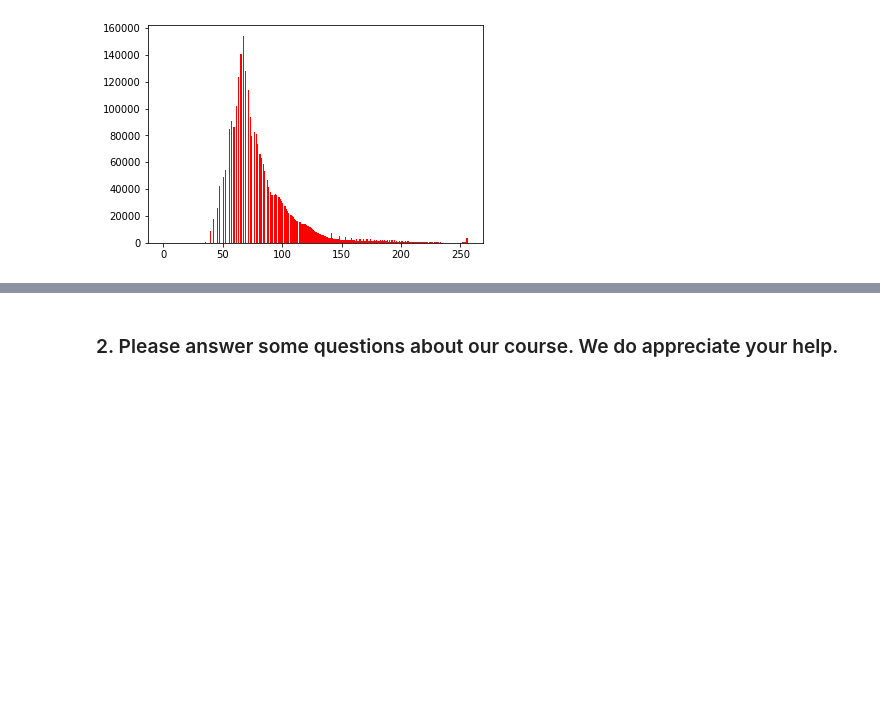
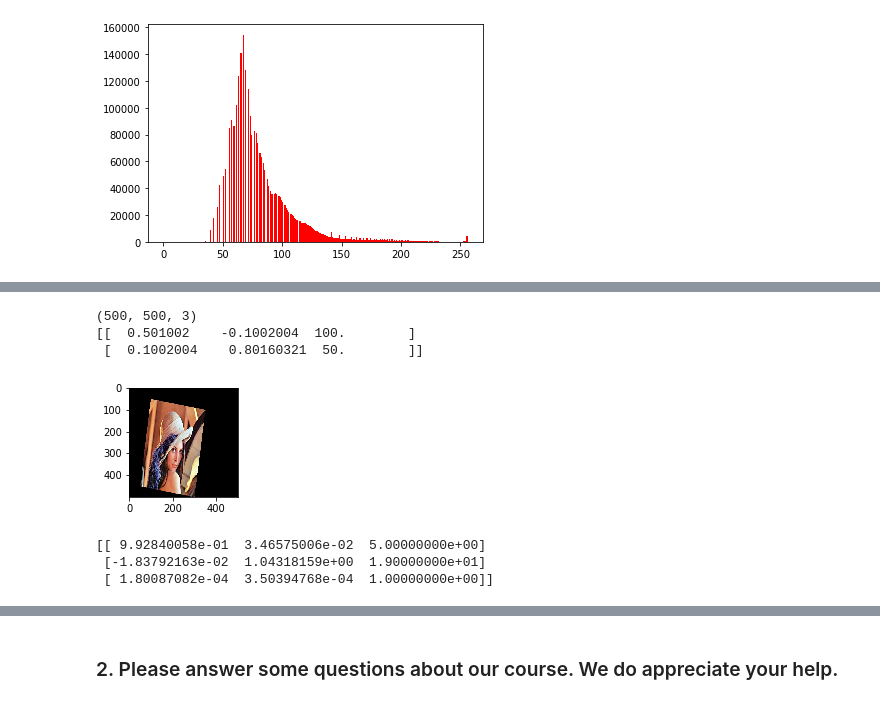
Before and after one commit to Raydrrrr1234/kaikeba, a Jupyter notebook: 第一周_CV课作业.ipynb, the cells around one changed output, grey strips where cells are left out. Cells and saved outputs as stored; diff of their text form; code cells hidden in the pictures; blank space fills up the shorter version.

```diff
--- a/第一周_CV课作业.ipynb
+++ b/第一周_CV课作业.ipynb
@@ -136,0 +160,26 @@ img_yuv[:,:,0] = cv
+# %%
+# Affine Transform
+rows, cols, ch = img_ori.shape
+print(img_ori.shape)
+pts1 = np.float32([[0, 0], [cols - 1, 0], [0, rows - 1]])
+pts2 = np.float32([[cols * 0.2, rows * 0.1], [cols * 0.7, rows * 0.2], [cols * 0.1, rows * 0.9]])
+M = cv2.getAffineTransform(pts1, pts2)
+print(M)
+dst = cv2.warpAffine(img_ori, M, (cols, rows))
+my_show(dst)
+# %% [output]
+(500, 500, 3)
+[[  0.501002    -0.1002004  100.        ]
+ [  0.1002004    0.80160321  50.        ]]
+[figure, added]
+# %%
+pts1 = np.float32([[0, 0], [0,500], [500, 0], [500, 500]])
+pts2 = np.float32([[5, 19], [19, 460], [460, 9], [410, 420]])
+
+M = cv2.getPerspectiveTransform(pts1, pts2)
+print(M)
+img_warp = cv2.warpPerspective(img_ori, M, (500, 500))
+# %% [output]
+[[ 9.92840058e-01  3.46575006e-02  5.00000000e+00]
+ [-1.83792163e-02  1.04318159e+00  1.90000000e+01]
+ [ 1.80087082e-04  3.50394768e-04  1.00000000e+00]]
```
Also changed, not shown: parts of 9 cells of this notebook, 2 other files.
